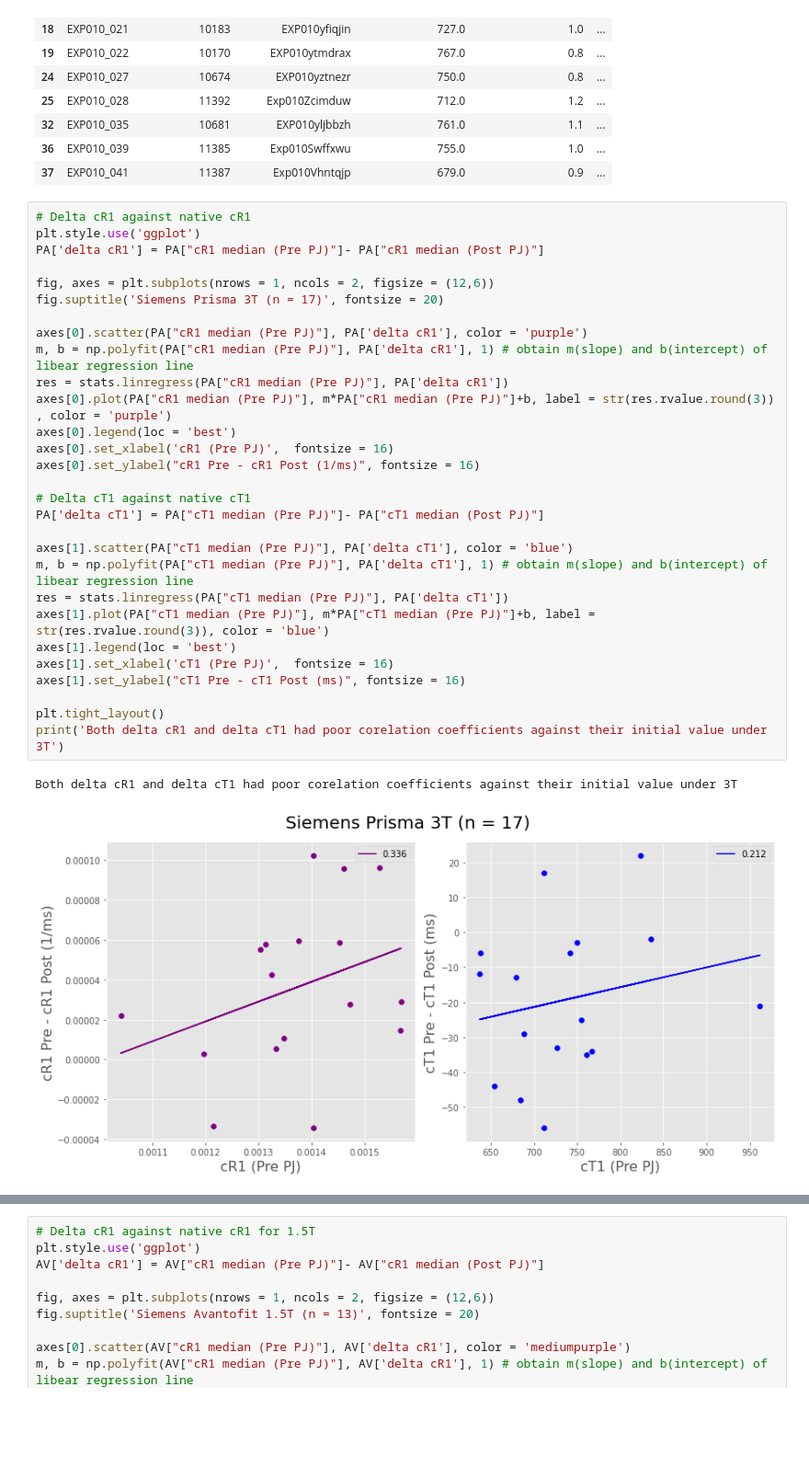
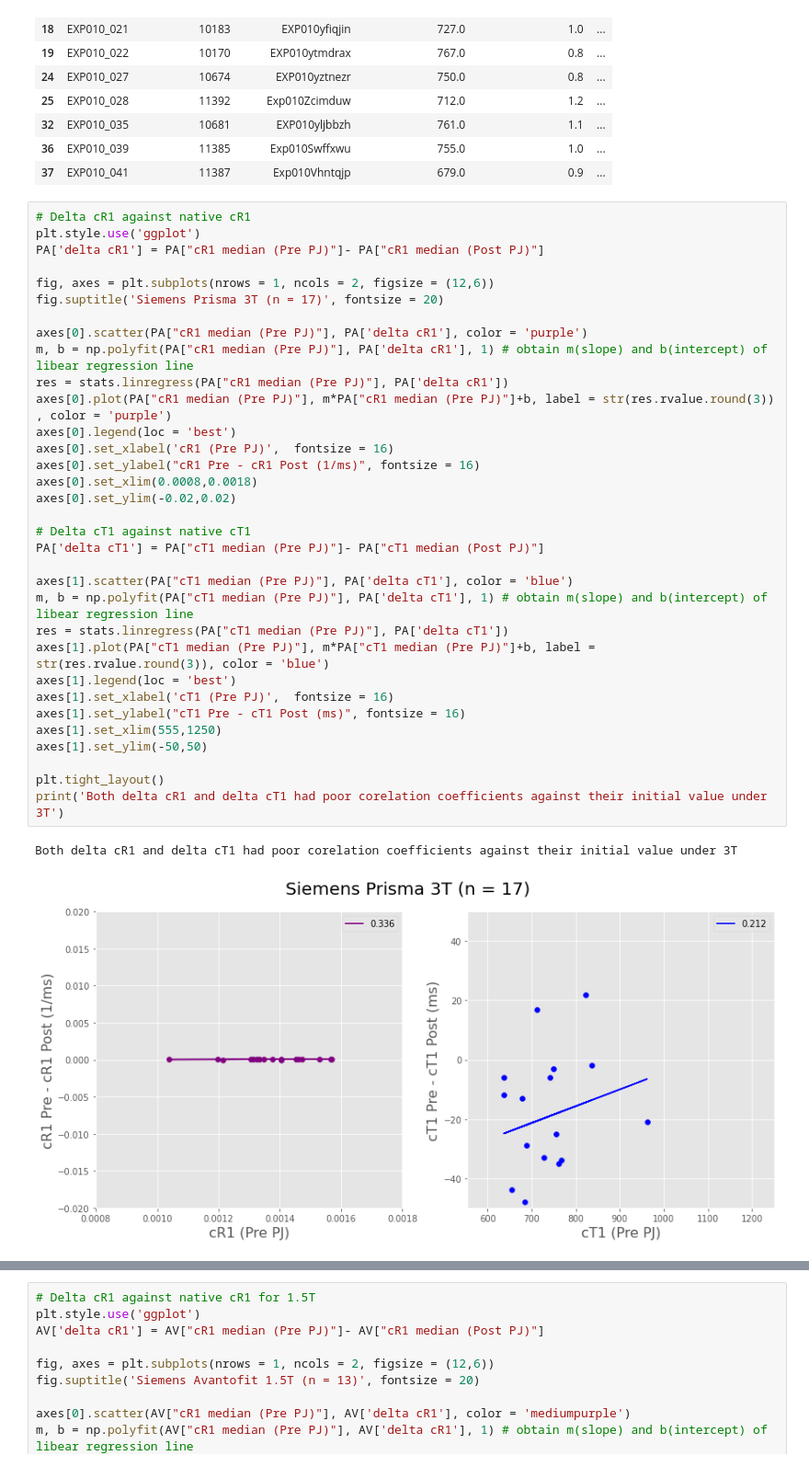
Before and after one commit to WhySeeYC/reference_app, a Jupyter notebook: PineappleJuice/VendorSpecificPlots.ipynb, the cells around one changed output, grey strips where cells are left out. Shown at 92% size. Drawn from its saved outputs; the diff is of its cells as text; blank space fills up the shorter version.

Commit message:
rescale plots

```diff
--- a/PineappleJuice/VendorSpecificPlots.ipynb
+++ b/PineappleJuice/VendorSpecificPlots.ipynb
@@ -1103,31 +1101,35 @@ PA
 # Delta cR1 against native cR1
 plt.style.use('ggplot')
 PA['delta cR1'] = PA["cR1 median (Pre PJ)"]- PA["cR1 median (Post PJ)"]
 
 fig, axes = plt.subplots(nrows = 1, ncols = 2, figsize = (12,6))
 fig.suptitle('Siemens Prisma 3T (n = 17)', fontsize = 20)
 
 axes[0].scatter(PA["cR1 median (Pre PJ)"], PA['delta cR1'], color = 'purple')
 m, b = np.polyfit(PA["cR1 median (Pre PJ)"], PA['delta cR1'], 1) # obtain m(slope) and b(intercept) of libear regression line
 res = stats.linregress(PA["cR1 median (Pre PJ)"], PA['delta cR1'])
 axes[0].plot(PA["cR1 median (Pre PJ)"], m*PA["cR1 median (Pre PJ)"]+b, label = str(res.rvalue.round(3)) , color = 'purple')
 axes[0].legend(loc = 'best')
 axes[0].set_xlabel('cR1 (Pre PJ)',  fontsize = 16)
 axes[0].set_ylabel("cR1 Pre - cR1 Post (1/ms)", fontsize = 16)
+axes[0].set_xlim(0.0008,0.0018)
+axes[0].set_ylim(-0.02,0.02)
 
 # Delta cT1 against native cT1
 PA['delta cT1'] = PA["cT1 median (Pre PJ)"]- PA["cT1 median (Post PJ)"]
 
 axes[1].scatter(PA["cT1 median (Pre PJ)"], PA['delta cT1'], color = 'blue')
 m, b = np.polyfit(PA["cT1 median (Pre PJ)"], PA['delta cT1'], 1) # obtain m(slope) and b(intercept) of libear regression line
 res = stats.linregress(PA["cT1 median (Pre PJ)"], PA['delta cT1'])
 axes[1].plot(PA["cT1 median (Pre PJ)"], m*PA["cT1 median (Pre PJ)"]+b, label = str(res.rvalue.round(3)), color = 'blue')
 axes[1].legend(loc = 'best')
 axes[1].set_xlabel('cT1 (Pre PJ)',  fontsize = 16)
 axes[1].set_ylabel("cT1 Pre - cT1 Post (ms)", fontsize = 16)
+axes[1].set_xlim(555,1250)
+axes[1].set_ylim(-50,50)
 
 plt.tight_layout()
 print('Both delta cR1 and delta cT1 had poor corelation coefficients against their initial value under 3T')
 # %% [output]
 Both delta cR1 and delta cT1 had poor corelation coefficients against their initial value under 3T
-[figure, old version]
+[figure, new version]
```
Also changed, not shown: parts of 16 cells of this notebook.
